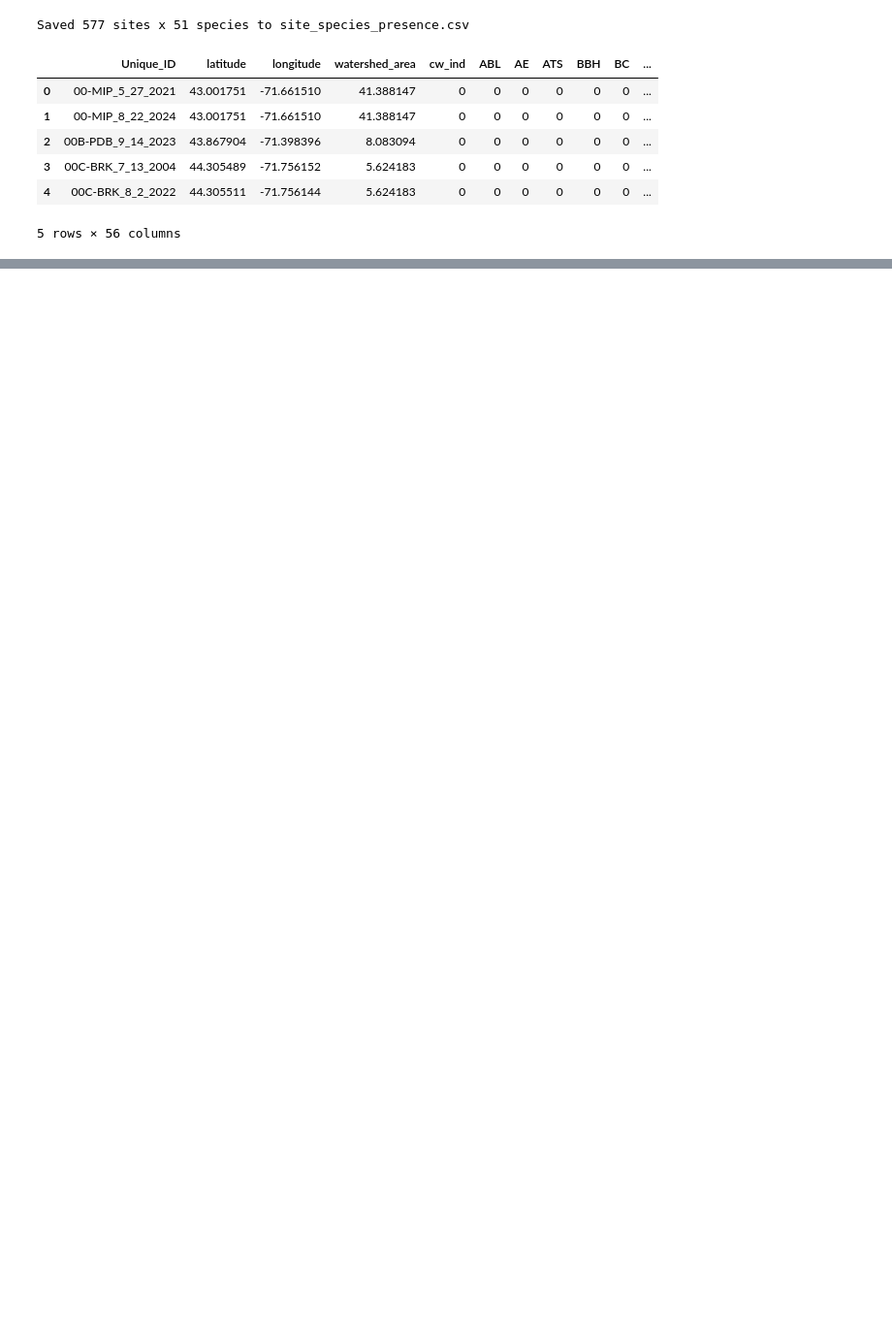
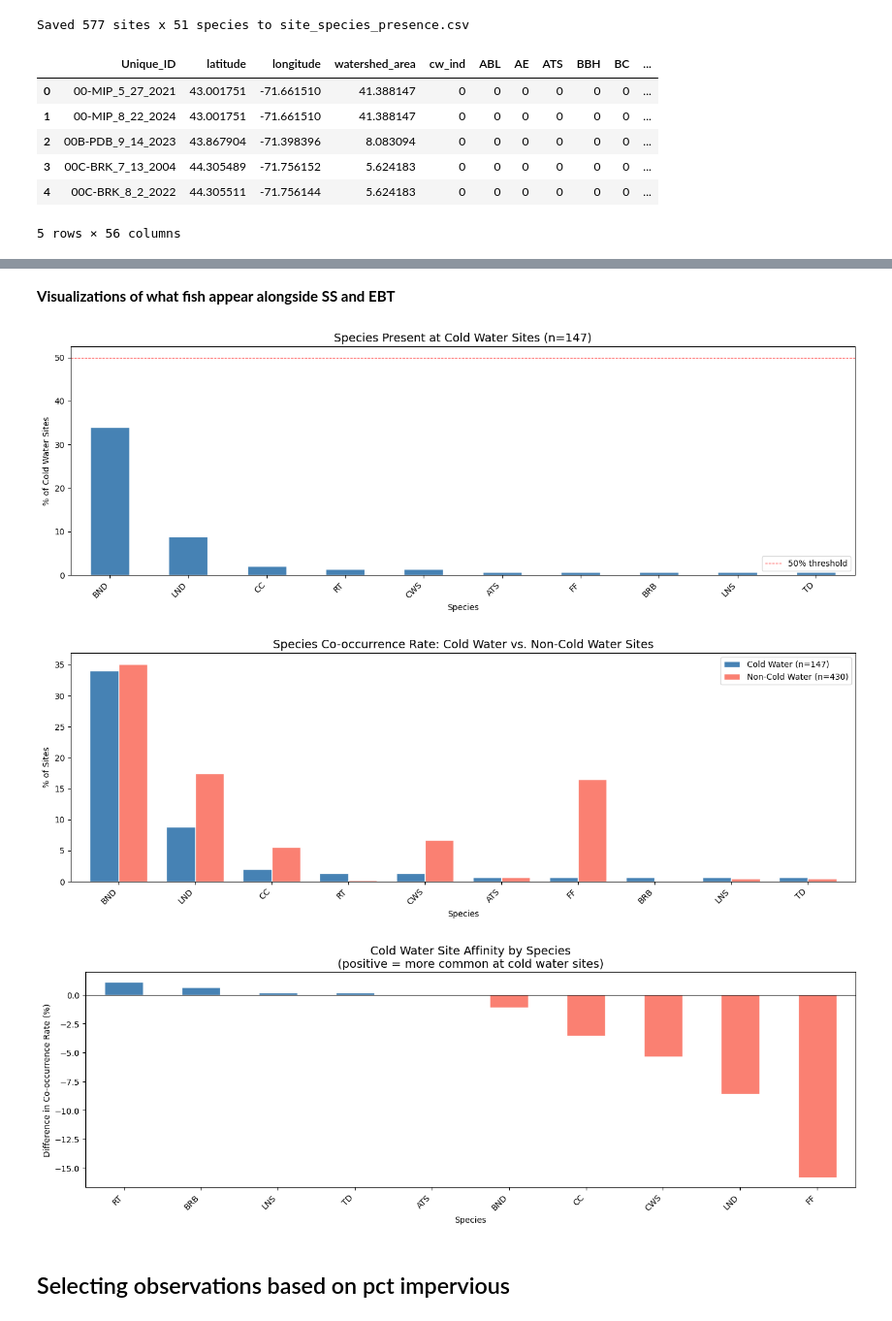
Before and after one commit to ShamSarris/nhdes-cw-stream-modelling, a Jupyter notebook: src/main.ipynb, the cells around one changed output, grey strips where cells are left out. Shown at 97% size. Drawn from its saved outputs; the diff is of its cells as text; code cells hidden in the pictures; blank space fills up the shorter version.

```diff
--- a/src/main.ipynb
+++ b/src/main.ipynb
@@ -120,0 +304,68 @@ Saved 577 sites x 51 species to site_species_presence.csv
+# %% [markdown]
+**Visualizations of what fish appear alongside SS and EBT**
+# %%
+import pandas as pd
+import matplotlib.pyplot as plt
+
+presence_data = pd.read_csv('./data/site_species_presence.csv')
+
+species_cols = [c for c in presence_data.columns if c not in ['Unique_ID', 'latitude', 'longitude', 'watershed_area', 'cw_ind']]
+
+cw_sites = presence_data[presence_data['cw_ind'] == 1]
+non_cw_sites = presence_data[presence_data['cw_ind'] == 0]
+cw_count = len(cw_sites)
+non_cw_count = len(non_cw_sites)
+
+cw_rate = cw_sites[species_cols].sum() / cw_count * 100
+non_cw_rate = non_cw_sites[species_cols].sum() / non_cw_count * 100
+
+# Only include species present at at least one cold water site
+cw_rate = cw_rate[cw_rate > 0].sort_values(ascending=False)
+
+# --- Plot 1: Co-occurrence rate at cold water sites ---
+fig, ax = plt.subplots(figsize=(14, 5))
+cw_rate.plot(kind='bar', ax=ax, color='steelblue', edgecolor='white')
+ax.set_title(f'Species Present at Cold Water Sites (n={cw_count})', fontsize=14)
+ax.set_xlabel('Species')
+ax.set_ylabel('% of Cold Water Sites')
+ax.axhline(50, color='red', linestyle='--', linewidth=0.8, label='50% threshold')
+ax.legend()
+plt.xticks(rotation=45, ha='right')
+plt.tight_layout()
+plt.show()
+
+# --- Plot 2: Cold water vs. non-cold water co-occurrence rates ---
+compare = pd.DataFrame({
+    f'Cold Water (n={cw_count})': cw_sites[species_cols].sum() / cw_count * 100,
+    f'Non-Cold Water (n={non_cw_count})': non_cw_sites[species_cols].sum() / non_cw_count * 100,
+}).loc[cw_rate.index]
+
+fig, ax = plt.subplots(figsize=(14, 5))
+compare.plot(kind='bar', ax=ax, color=['steelblue', 'salmon'], edgecolor='white', width=0.75)
+ax.set_title('Species Co-occurrence Rate: Cold Water vs. Non-Cold Water Sites', fontsize=14)
+ax.set_xlabel('Species')
+ax.set_ylabel('% of Sites')
+ax.legend()
+plt.xticks(rotation=45, ha='right')
+plt.tight_layout()
+plt.show()
+
+# --- Plot 3: Difference in co-occurrence (cold water affinity) ---
+diff = (compare.iloc[:, 0] - compare.iloc[:, 1]).sort_values(ascending=False)
+
+fig, ax = plt.subplots(figsize=(14, 5))
+colors = ['steelblue' if v >= 0 else 'salmon' for v in diff]
+diff.plot(kind='bar', ax=ax, color=colors, edgecolor='white')
+ax.set_title('Cold Water Site Affinity by Species\n(positive = more common at cold water sites)', fontsize=14)
+ax.set_xlabel('Species')
+ax.set_ylabel('Difference in Co-occurrence Rate (%)')
+ax.axhline(0, color='black', linewidth=0.8)
+plt.xticks(rotation=45, ha='right')
+plt.tight_layout()
+plt.show()
+# %% [output]
+[figure, added]
+[figure, added]
+[figure, added]
+# %% [markdown]
+## Selecting observations based on pct impervious
```
Also changed, not shown: parts of 8 cells of this notebook, 3 other files.
